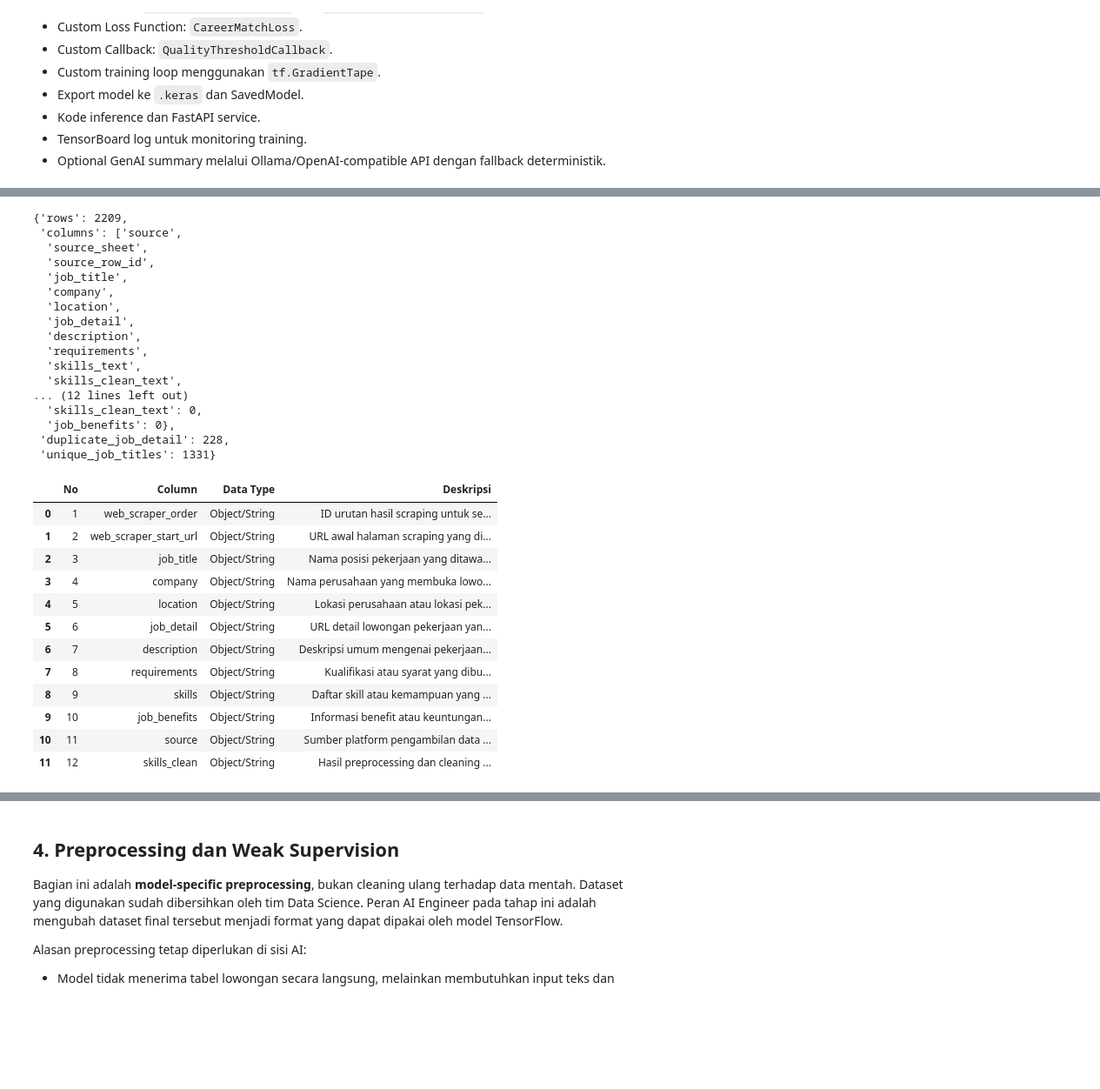
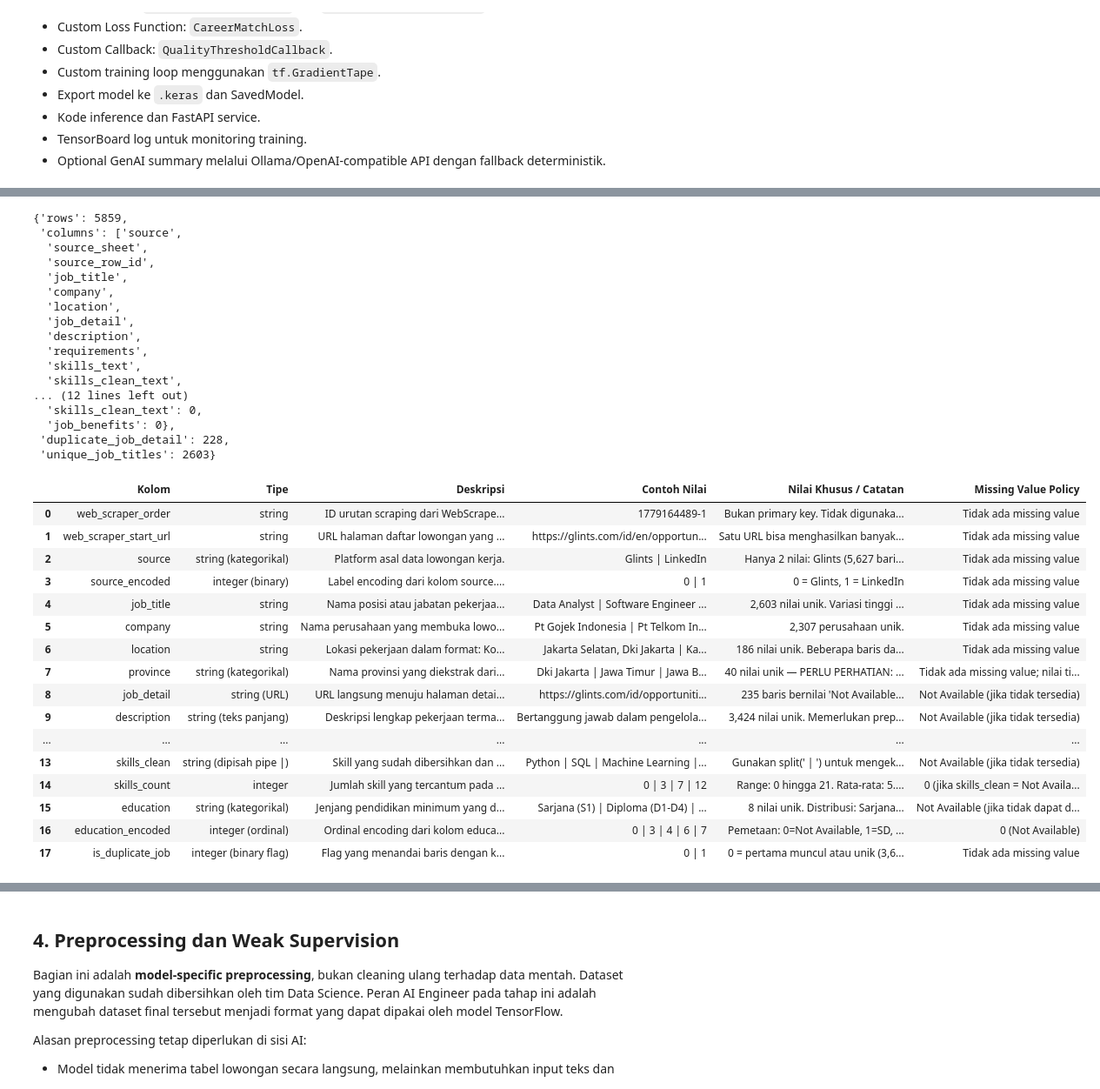
Before and after one commit to grantsam/CakapKarier-AI, a Jupyter notebook: AIEngine/notebooks/career_match_experiment.ipynb, the cells around one changed output, grey strips where cells are left out. Shown at 87% size. Drawn from its saved outputs; the diff is of its cells as text; code cells hidden in the pictures; blank space fills up the shorter version.

```diff
--- a/AIEngine/notebooks/career_match_experiment.ipynb
+++ b/AIEngine/notebooks/career_match_experiment.ipynb
@@ -64,8 +64,8 @@ for path in [AIENGINE_ROOT, SERVICE_SRC]:
 
 importlib.invalidate_caches()
 
-DS_CLEAN_PATH = AIENGINE_ROOT / 'data' / 'raw' / 'all_data_clean.csv'
-DS_DICTIONARY_PATH = AIENGINE_ROOT / 'data' / 'raw' / 'Data_Dictionary.xlsx'
+DS_CLEAN_PATH = AIENGINE_ROOT / 'data' / 'raw' / 'all_data_final.csv'
+DS_DICTIONARY_PATH = AIENGINE_ROOT / 'data' / 'raw' / 'Data_Dictionary.csv'
 RAW_PATHS = [DS_CLEAN_PATH] if DS_CLEAN_PATH.exists() else []
 PROCESSED_DIR = AIENGINE_ROOT / 'data' / 'processed' / 'career-match-v1'
 MODEL_DIR = AIENGINE_ROOT / 'models' / 'registry' / 'career-match' / 'v1'
@@ -164,7 +164,7 @@ raw_summary = {
 }
 raw_summary
 # %% [output]
-{'rows': 2209,
+{'rows': 5859,
  'columns': ['source',
   'source_sheet',
   'source_row_id',
@@ -180,27 +180,31 @@ raw_summary
   'skills_clean_text': 0,
   'job_benefits': 0},
  'duplicate_job_detail': 228,
- 'unique_job_titles': 1331}
+ 'unique_job_titles': 2603}
 # %%
 if DS_DICTIONARY_PATH.exists():
-    ds_dictionary = pd.read_excel(DS_DICTIONARY_PATH)
+    ds_dictionary = pd.read_csv(DS_DICTIONARY_PATH, encoding='utf-8-sig')
     display(ds_dictionary)
 else:
-    print('Data dictionary DS belum tersedia di AIEngine/data/raw/Data_Dictionary.xlsx')
+    print('Data dictionary DS belum tersedia di AIEngine/data/raw/Data_Dictionary.csv')
 # %% [output]
-|  | No | Column | Data Type | Deskripsi |
-| 0 | 1 | web_scraper_order | Object/String | ID urutan hasil scraping untuk se... |
-| 1 | 2 | web_scraper_start_url | Object/String | URL awal halaman scraping yang di... |
-| 2 | 3 | job_title | Object/String | Nama posisi pekerjaan yang ditawa... |
-| 3 | 4 | company | Object/String | Nama perusahaan yang membuka lowo... |
-| 4 | 5 | location | Object/String | Lokasi perusahaan atau lokasi pek... |
-| 5 | 6 | job_detail | Object/String | URL detail lowongan pekerjaan yan... |
-| 6 | 7 | description | Object/String | Deskripsi umum mengenai pekerjaan... |
-| 7 | 8 | requirements | Object/String | Kualifikasi atau syarat yang dibu... |
-| 8 | 9 | skills | Object/String | Daftar skill atau kemampuan yang ... |
-| 9 | 10 | job_benefits | Object/String | Informasi benefit atau keuntungan... |
-| 10 | 11 | source | Object/String | Sumber platform pengambilan data ... |
-| 11 | 12 | skills_clean | Object/String | Hasil preprocessing dan cleaning ... |
+|  | Kolom | Tipe | Deskripsi | Contoh Nilai | Nilai Khusus / Catatan | Missing Value Policy |
+| 0 | web_scraper_order | string | ID urutan scraping dari WebScrape... | 1779164489-1 | Bukan primary key. Tidak digunaka... | Tidak ada missing value |
+| 1 | web_scraper_start_url | string | URL halaman daftar lowongan yang ... | https://glints.com/id/en/opportun... | Satu URL bisa menghasilkan banyak... | Tidak ada missing value |
+| 2 | source | string (kategorikal) | Platform asal data lowongan kerja. | Glints | LinkedIn | Hanya 2 nilai: Glints (5,627 bari... | Tidak ada missing value |
+| 3 | source_encoded | integer (binary) | Label encoding dari kolom source.... | 0 | 1 | 0 = Glints, 1 = LinkedIn | Tidak ada missing value |
+| 4 | job_title | string | Nama posisi atau jabatan pekerjaa... | Data Analyst | Software Engineer ... | 2,603 nilai unik. Variasi tinggi ... | Tidak ada missing value |
+| 5 | company | string | Nama perusahaan yang membuka lowo... | Pt Gojek Indonesia | Pt Telkom In... | 2,307 perusahaan unik. | Tidak ada missing value |
+| 6 | location | string | Lokasi pekerjaan dalam format: Ko... | Jakarta Selatan, Dki Jakarta | Ka... | 186 nilai unik. Beberapa baris da... | Tidak ada missing value |
+| 7 | province | string (kategorikal) | Nama provinsi yang diekstrak dari... | Dki Jakarta | Jawa Timur | Jawa B... | 40 nilai unik — PERLU PERHATIAN: ... | Tidak ada missing value; nilai ti... |
+| 8 | job_detail | string (URL) | URL langsung menuju halaman detai... | https://glints.com/id/opportuniti... | 235 baris bernilai 'Not Available... | Not Available (jika tidak tersedia) |
+| 9 | description | string (teks panjang) | Deskripsi lengkap pekerjaan terma... | Bertanggung jawab dalam pengelola... | 3,424 nilai unik. Memerlukan prep... | Not Available (jika tidak tersedia) |
+| ... | ... | ... | ... | ... | ... | ... |
+| 13 | skills_clean | string (dipisah pipe |) | Skill yang sudah dibersihkan dan ... | Python | SQL | Machine Learning |... | Gunakan split(' | ') untuk mengek... | Not Available (jika tidak tersedia) |
+| 14 | skills_count | integer | Jumlah skill yang tercantum pada ... | 0 | 3 | 7 | 12 | Range: 0 hingga 21. Rata-rata: 5.... | 0 (jika skills_clean = Not Availa... |
+| 15 | education | string (kategorikal) | Jenjang pendidikan minimum yang d... | Sarjana (S1) | Diploma (D1-D4) | ... | 8 nilai unik. Distribusi: Sarjana... | Not Available (jika tidak dapat d... |
+| 16 | education_encoded | integer (ordinal) | Ordinal encoding dari kolom educa... | 0 | 3 | 4 | 6 | 7 | Pemetaan: 0=Not Available, 1=SD, ... | 0 (Not Available) |
+| 17 | is_duplicate_job | integer (binary flag) | Flag yang menandai baris dengan k... | 0 | 1 | 0 = pertama muncul atau unik (3,6... | Tidak ada missing value |
 # %%
 preview_cols = [
     col for col in [
```
Also changed, not shown: parts of 20 cells of this notebook, 36 other files.
